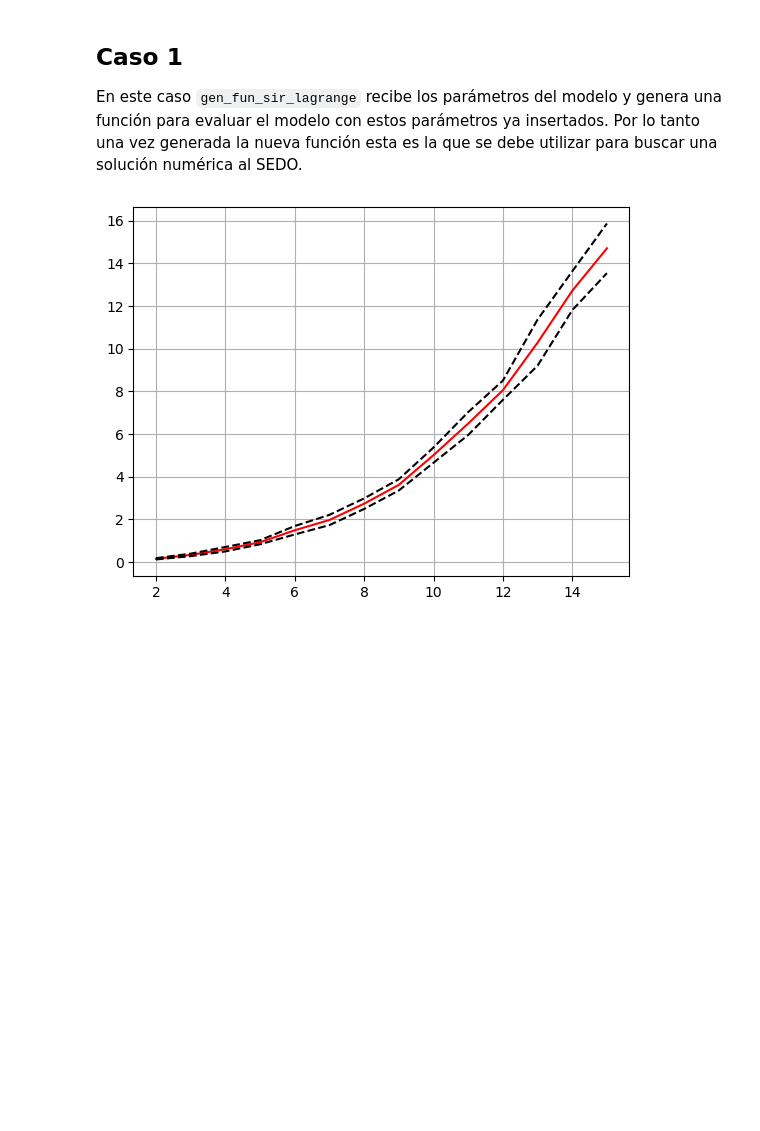
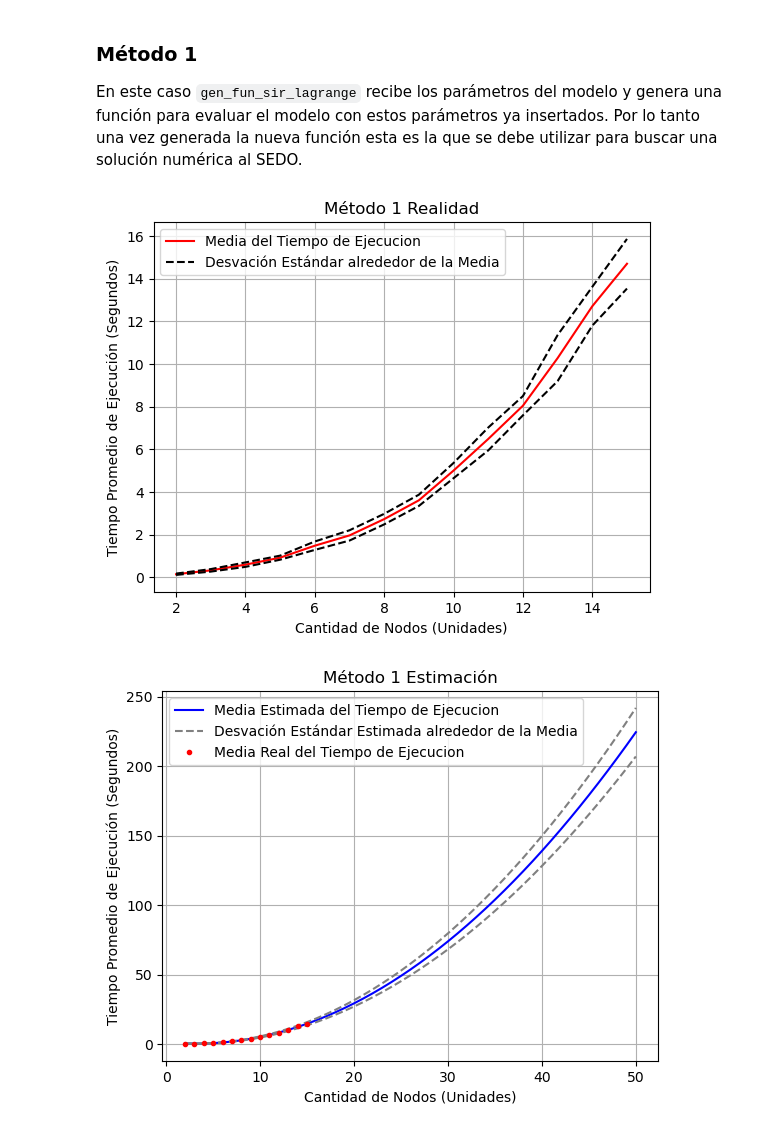
Before and after one commit to LazaroDGM/MetapopulationEpidemicModels, a Jupyter notebook: experiments/experiment_02/experiment_02.ipynb, the cells around one changed output. Cells and saved outputs as stored; diff of their text form; code cells hidden in the pictures; blank space fills up the shorter version.

```diff
--- a/experiments/experiment_02/experiment_02.ipynb
+++ b/experiments/experiment_02/experiment_02.ipynb
@@ -60,5 +97,30 @@ def graph_individual_time_complexity(times_method):
+# %%
+def graph_individual_time_complexity_approx(times_method, title=None, show= True):
+    means = []
+    stdevs = []
+    ts = []
+    for t, times in times_method.items():
+        means.append(mean(times))
+        stdevs.append(stdev(times))
+        ts.append(t)
+    poly_means = np.poly1d(np.polyfit(ts, means, 2))
+    poly_stdevs = np.poly1d(np.polyfit(ts, stdevs, 2))
+    xs = np.linspace(2, 50, 50-2+1)
+    plt.plot(xs, poly_means(xs), color='blue', label = 'Media Estimada del Tiempo de Ejecucion')
+    plt.plot(xs, poly_means(xs) + poly_stdevs(xs), '--', color='grey',
+            label = 'Desvación Estándar Estimada alrededor de la Media')
+    plt.plot(xs, poly_means(xs) - poly_stdevs(xs), '--', color='grey')
+    plt.plot(ts, means, '.', color='red', label= 'Media Real del Tiempo de Ejecucion')
+    plt.grid()
+    plt.xlabel('Cantidad de Nodos (Unidades)')
+    plt.ylabel('Tiempo Promedio de Ejecución (Segundos)')
+    if title:
+        plt.title(title)
+    if show:
+        plt.legend()
+        plt.show()
 # %% [markdown]
-## Caso 1
+### Método 1
 
 En este caso `gen_fun_sir_lagrange` recibe los parámetros del modelo y genera una función para evaluar el modelo con estos parámetros ya insertados. Por lo tanto una vez generada la nueva función esta es la que se debe utilizar para buscar una solución numérica al SEDO.
 # %%
@@ -95,6 +157,7 @@ def gen_fun_sir_lagrange(Out, In, Beta, Gamma):
         return new_y
     return fun
 # %%
+'''
 times_lagrange_method_1 = {}
 for i, arrays_params in matrix_test_lagrange.items():
     if i > 15:
@@ -105,8 +168,14 @@ for i, arrays_params in matrix_test_lagrange.items():
         time = timeit(lambda: solve_ivp(gen_fun_sir_lagrange(*params), (0, 500), y0), number= 1)
         times_lagrange_method_1[i].append(time)
 np.savez_compressed('times_lagrange_method_1', times_lagrange_method_1=times_lagrange_method_1)
+'''
+
+loaded_1 = np.load('times_lagrange_method_1.npz', allow_pickle=True)
+times_lagrange_method_1 = loaded_1['times_lagrange_method_1'].reshape(-1)[0]
-# %%
-graph_individual_time_complexity(times_lagrange_method_1)
-# %% [output]
-[figure, removed]
+# %%
+graph_individual_time_complexity(times_lagrange_method_1, title='Método 1 Realidad')
+graph_individual_time_complexity_approx(times_lagrange_method_1, title='Método 1 Estimación')
+# %% [output]
+[figure, added]
+[figure, added]
 # %% [markdown]
```
Also changed, not shown: parts of 20 cells of this notebook.
